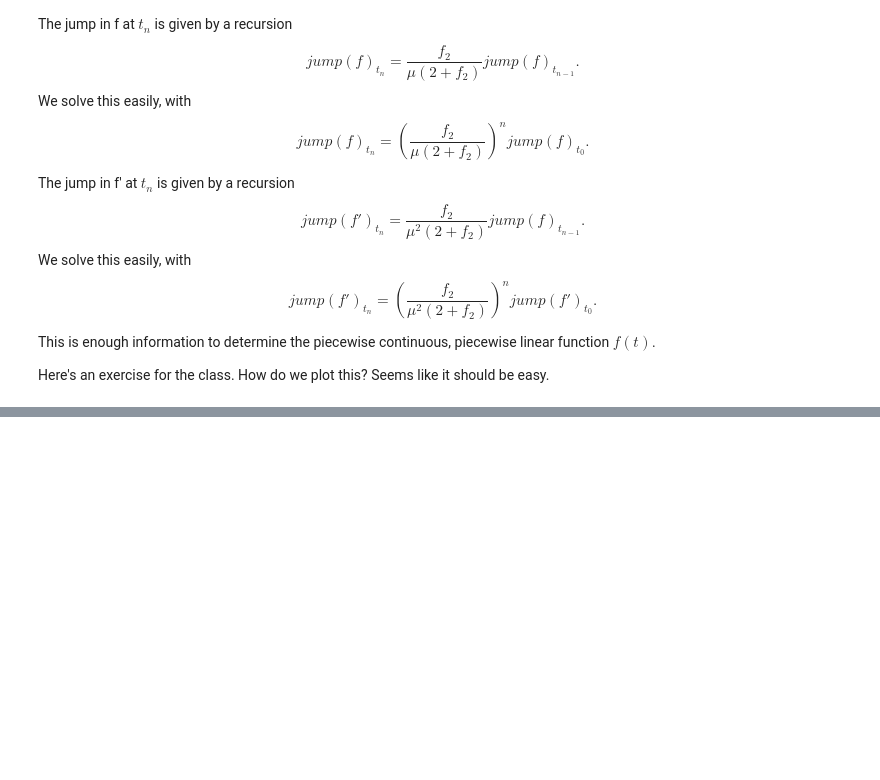
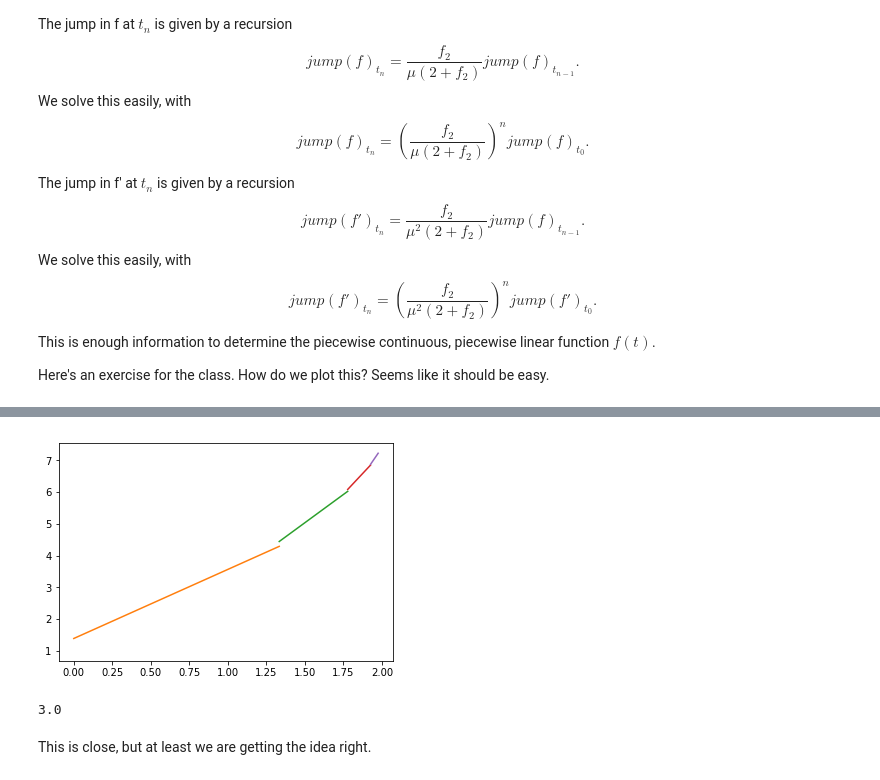
Before and after one commit to mlamoureux/Math502w19, a Jupyter notebook: Lecture15_Mar12_Pantograph3.ipynb, the cells around one changed output, grey strips where cells are left out. Cells and saved outputs as stored; diff of their text form; code cells hidden in the pictures; blank space fills up the shorter version.

```diff
--- a/Lecture15_Mar12_Pantograph3.ipynb
+++ b/Lecture15_Mar12_Pantograph3.ipynb
@@ -175,0 +221,27 @@ Here's an exercise for the class. How do we plot this? Seems like it should be e
+# %%
+u = .5
+mu = (1-u)/(1+u)
+f2 = .3
+
+left = 0
+right = 0
+tlast = 0
+slope = 0
+
+for n in range(0,5):
+    tn = (1-mu**n)/u
+    jn = (f2/((mu*(2+f2))))**n
+    jdn = (f2/((mu*mu*(2+f2))))**n
+    slope = slope + jdn
+    left = right + jn
+    right = left + slope*(tn-tlast)
+    plot([tlast,tn],[left,right])
+    tlast = tn
+# %% [output]
+[figure, added]
+# %%
+(f2/((mu*mu*(2+f2))))
+# %% [output]
+3.0
+# %% [markdown]
+This is close, but at least we are getting the idea right.
```
Also changed, not shown: parts of 10 cells of this notebook, 1 other file.
